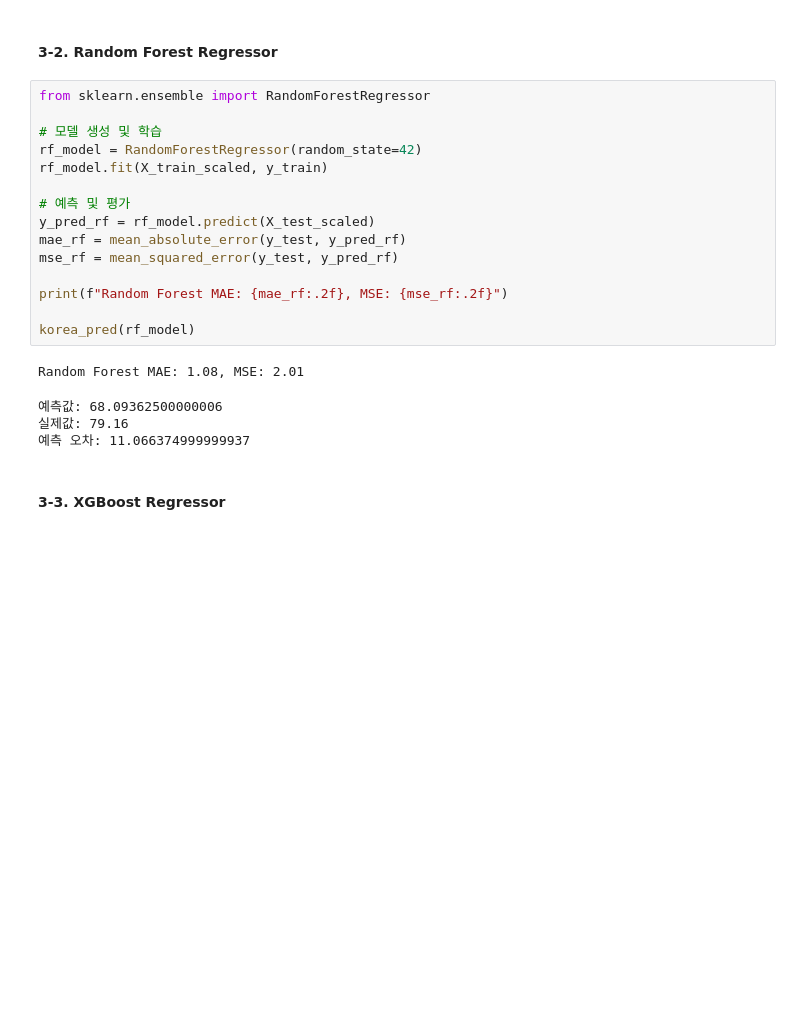
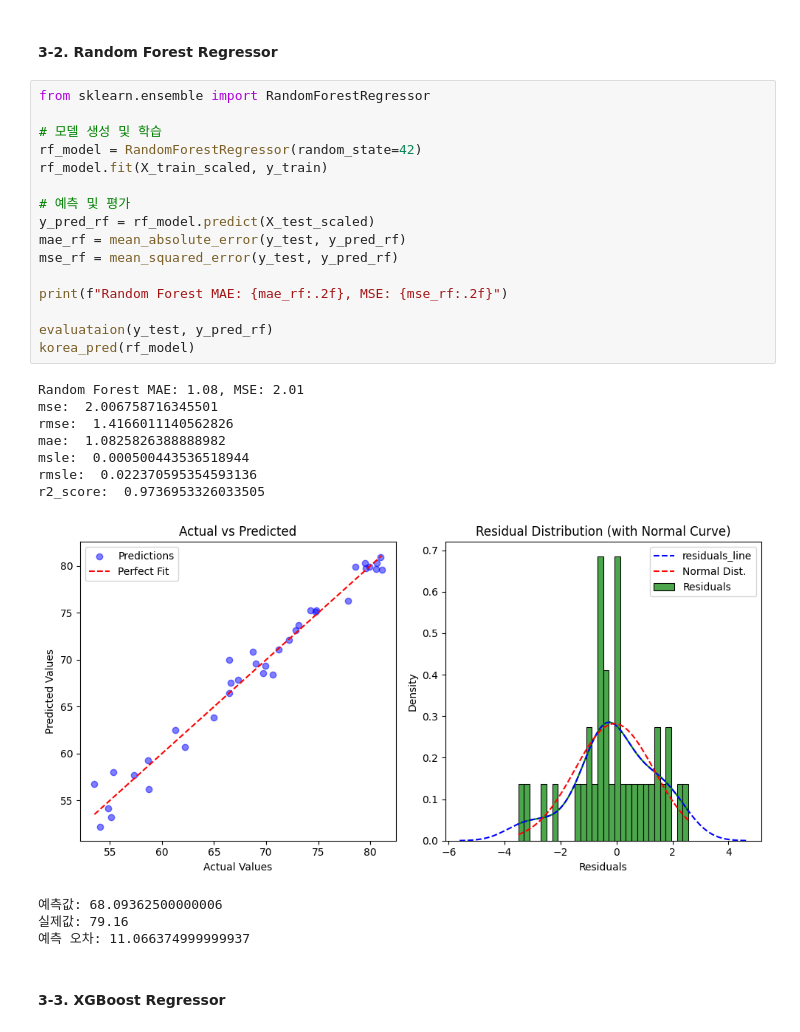
Before and after one commit to Encore-SKN-9/ml_5team, a Jupyter notebook: YJ/ml_yj.ipynb, the cells around one changed output. Drawn from its saved outputs; the diff is of its cells as text; blank space fills up the shorter version.

```diff
--- a/YJ/ml_yj.ipynb
+++ b/YJ/ml_yj.ipynb
@@ -610,20 +699,28 @@ Linear Regression MAE: 1.62, MSE: 6.04
 # %%
 from sklearn.ensemble import RandomForestRegressor
 
 # 모델 생성 및 학습
 rf_model = RandomForestRegressor(random_state=42)
 rf_model.fit(X_train_scaled, y_train)
 
 # 예측 및 평가
 y_pred_rf = rf_model.predict(X_test_scaled)
 mae_rf = mean_absolute_error(y_test, y_pred_rf)
 mse_rf = mean_squared_error(y_test, y_pred_rf)
 
 print(f"Random Forest MAE: {mae_rf:.2f}, MSE: {mse_rf:.2f}")
 
+evaluataion(y_test, y_pred_rf)
 korea_pred(rf_model)
 # %% [output]
 Random Forest MAE: 1.08, MSE: 2.01
+mse:  2.006758716345501
+rmse:  1.4166011140562826
+mae:  1.0825826388888982
+msle:  0.000500443536518944
+rmsle:  0.022370595354593136
+r2_score:  0.9736953326033505
+[figure, added]
 예측값: 68.09362500000006
 실제값: 79.16
 예측 오차: 11.066374999999937
```
Also changed, not shown: parts of 8 cells of this notebook.
